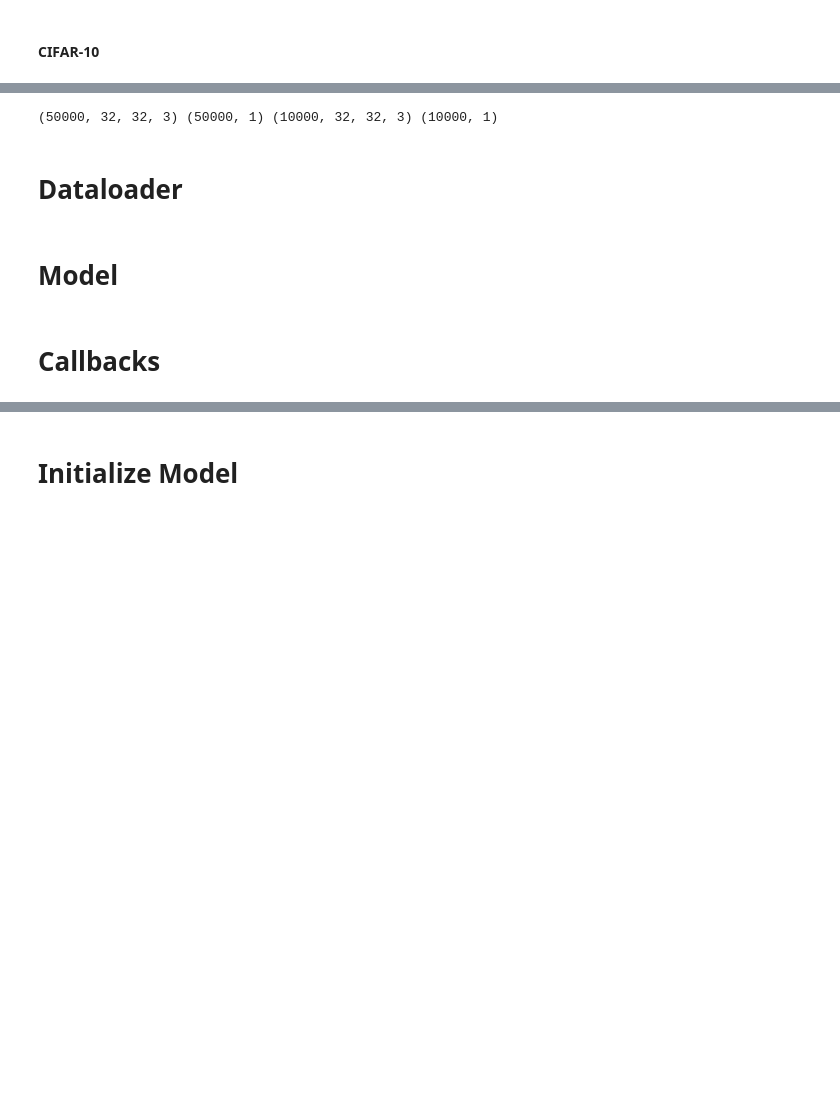
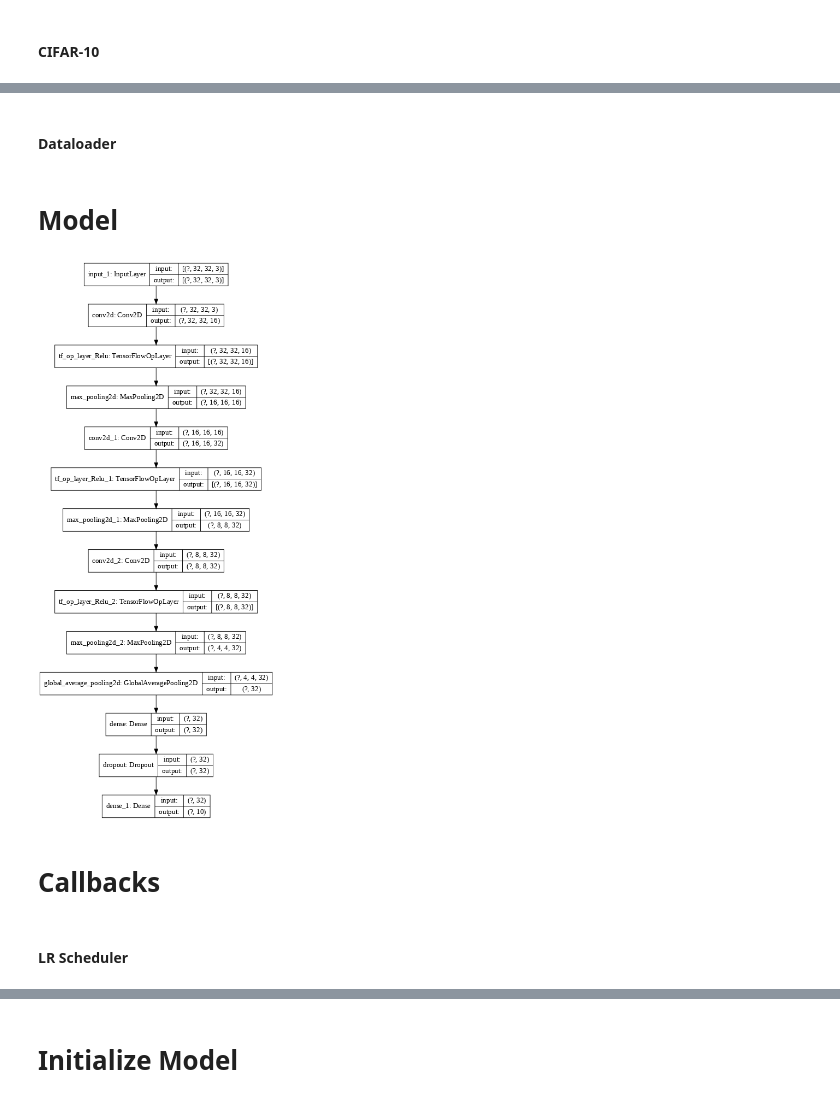
Before and after one commit to ayulockin/LossLandscape, a Jupyter notebook: SmallCNN_Cifar10.ipynb, the cells around one changed output, grey strips where cells are left out. Saved outputs shown, nothing was run; the diff lists cells and outputs as text; code cells hidden in the pictures; blank space fills up the shorter version.

```diff
--- a/SmallCNN_Cifar10.ipynb
+++ b/SmallCNN_Cifar10.ipynb
@@ -84,9 +85,5 @@ CLASS_NAMES = ("airplane", "automobile", "bird", "cat", "deer", "dog", "frog", "
-# %%
-print(x_train.shape, y_train.shape, x_test.shape, y_test.shape)
-# %% [output]
-(50000, 32, 32, 3) (50000, 1) (10000, 32, 32, 3) (10000, 1)
 # %% [markdown]
-# Dataloader
+#### Dataloader
 # %%
 AUTO = tf.data.experimental.AUTOTUNE
 BATCH_SIZE = 128
@@ -140,8 +137,19 @@ def Model():
   outputs = keras.layers.Dense(10, activation='softmax')(x)
 
   return keras.models.Model(inputs=inputs, outputs=outputs)
+# %%
+tf.keras.backend.clear_session()
+model = Model()
+
+tf.keras.utils.plot_model(
+    model, to_file='small_cnn.png', show_shapes=True, show_layer_names=True, dpi=65
+)
+# %% [output]
+[figure, added]
 # %% [markdown]
 # Callbacks
+# %% [markdown]
+#### LR Scheduler
 # %%
 # Custom LR schedule as mentioned in the LossLandscape paper
 LR_SCHEDULE = [
```
Also changed, not shown: parts of 18 cells of this notebook.
